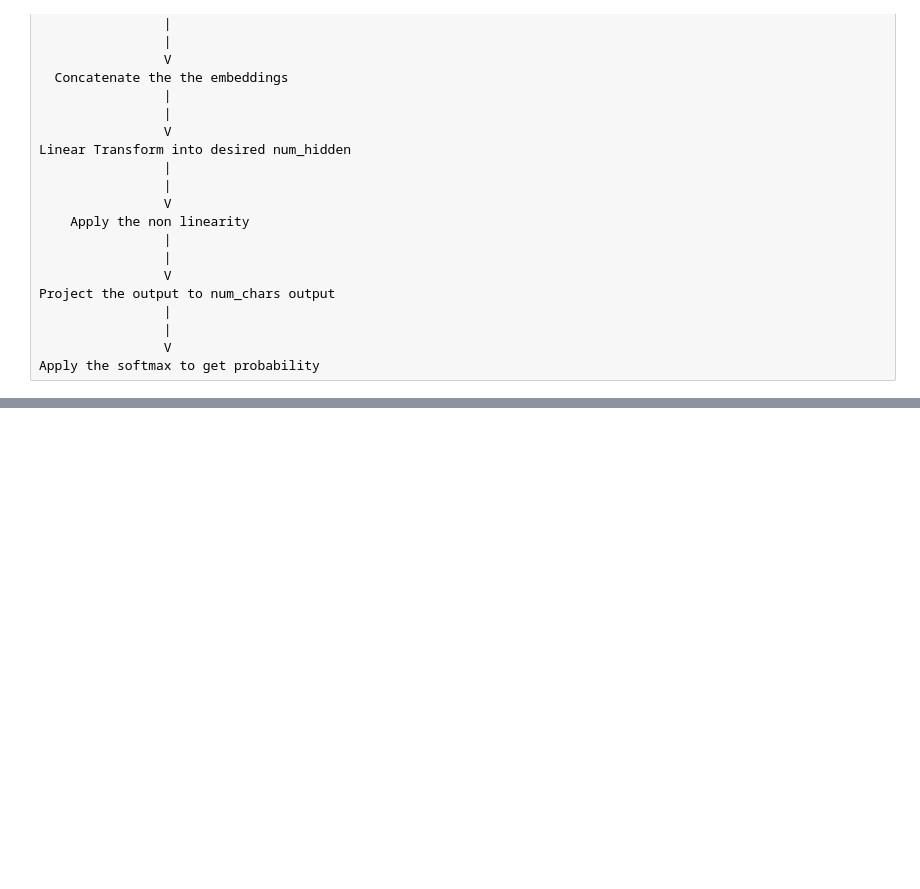
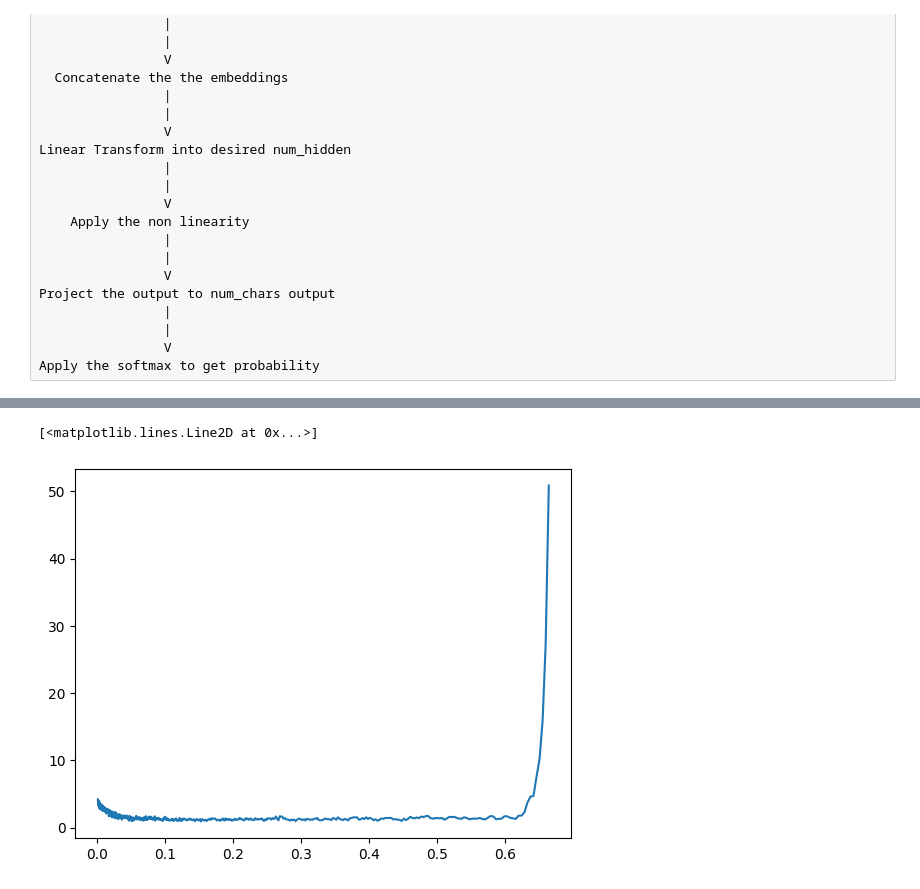
Before and after one commit to AshishSinha5/misc, a Jupyter notebook: misc_dl/makemore_part2.ipynb, the cells around one changed output, grey strips where cells are left out. Cells and saved outputs as stored; diff of their text form; code cells hidden in the pictures; blank space fills up the shorter version.

Commit message:
forward function tuning training and sampling makemore part 2

```diff
--- a/misc_dl/makemore_part2.ipynb
+++ b/misc_dl/makemore_part2.ipynb
@@ -120,3 +160,0 @@ W2 = torch.randn((100, num_chars))
-# %%
-x = X[:2]
-x.shape
@@ -197,0 +175,41 @@ output = F.softmax(x5, dim=-1)
+# %%
+trn_steps = []
+trn_loss  =[]
+batch_size = 32
+step = 0
+# %%
+# finding the best learning rate
+lri = torch.linspace(-3, 0, 1000)
+lrs = torch.pow(10, lri)
+# %%
+# train the nueral net on the train set
+for i in range(1000):
+    # create a random mini batch
+    ix = torch.randint(0, len(Xtr), (batch_size, ))
+    x = Xtr[ix, :]
+    y = Ytr[ix]
+    # zero grad the params
+    for param in params:
+        param.grad = None
+
+    # forward pass
+    logits = forward(x)
+    # compute the loss
+    nll = F.cross_entropy(logits, y)
+    # print(f"Loss = {nll}")
+    nll.backward()
+
+    lr = lrs[i]
+
+    # update the parameters
+    for param in params:
+        param.data += -lr*param.grad
+
+    trn_steps.append(step)
+    trn_loss.append(nll.log().item())
+    step += 1
+# %%
+plt.plot(lrs, trn_loss)
+# %% [output]
+[<matplotlib.lines.Line2D at 0x...>]
+[figure, added]
```
Also changed, not shown: parts of 25 cells of this notebook.
